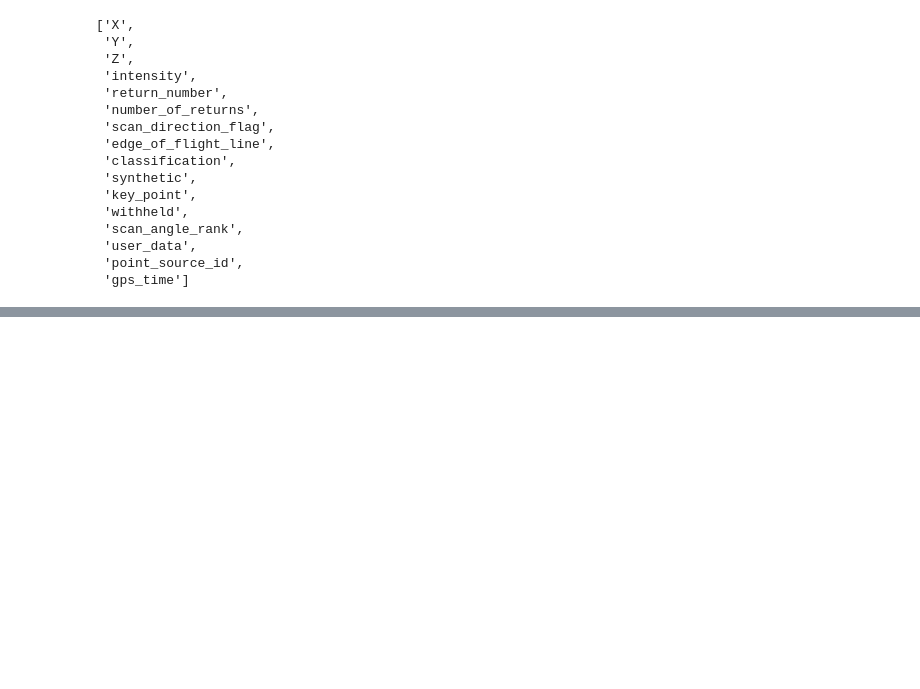
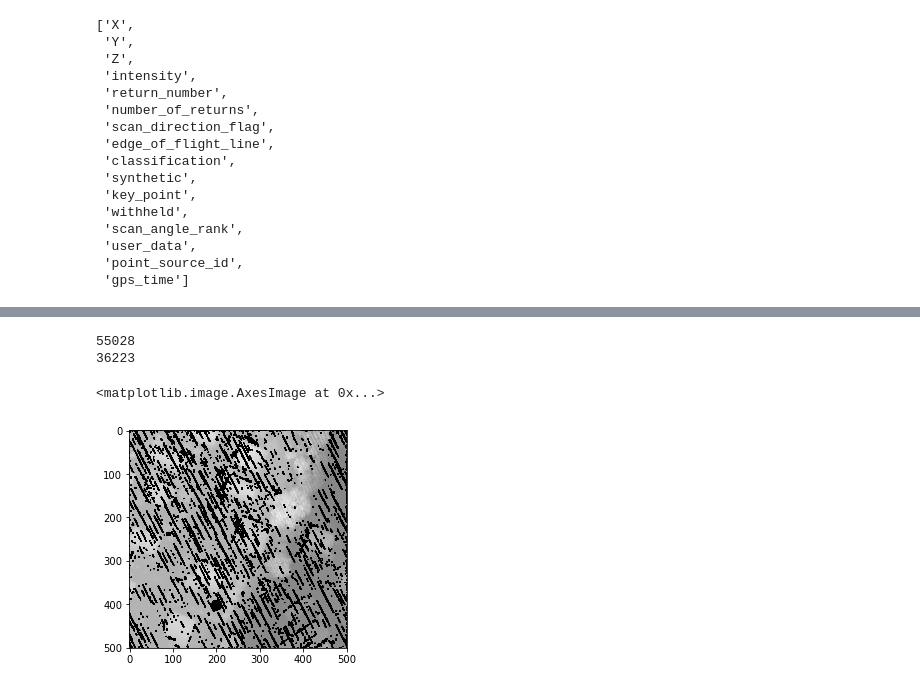
Before and after one commit to selinawalther/LiDAR-Chance-Detection, a Jupyter notebook: blockwoche2_test.ipynb, the cells around one changed output, grey strips where cells are left out. Saved outputs shown, nothing was run; the diff lists cells and outputs as text; code cells hidden in the pictures; blank space fills up the shorter version.

```diff
--- a/blockwoche2_test.ipynb
+++ b/blockwoche2_test.ipynb
@@ -49,0 +130,6 @@ import pylas
+# %%
+print(np.amax(inFile.Z))
+print(np.amin(inFile.Z))
+# %% [output]
+55028
+36223
@@ -49,0 +139,10 @@ import pylas
+# %%
+dataset = gdal.Open("OUTPUT_TIFF_LV03.tif")
+# %%
+# Note GetRasterBand() takes band no. starting from 1 not 0
+band = dataset.GetRasterBand(1)
+arr = band.ReadAsArray()
+plt.imshow(arr,  cmap='gray', vmin=423, vmax=470)
+# %% [output]
+<matplotlib.image.AxesImage at 0x...>
+[figure, added]
```
Also changed, not shown: parts of 45 cells of this notebook, 1 other file.
